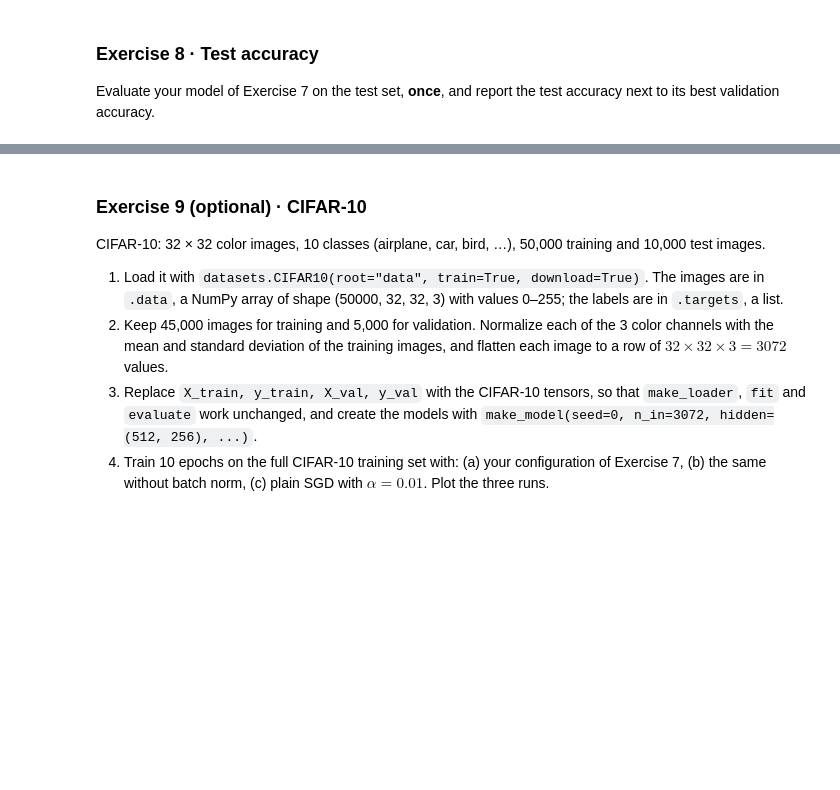
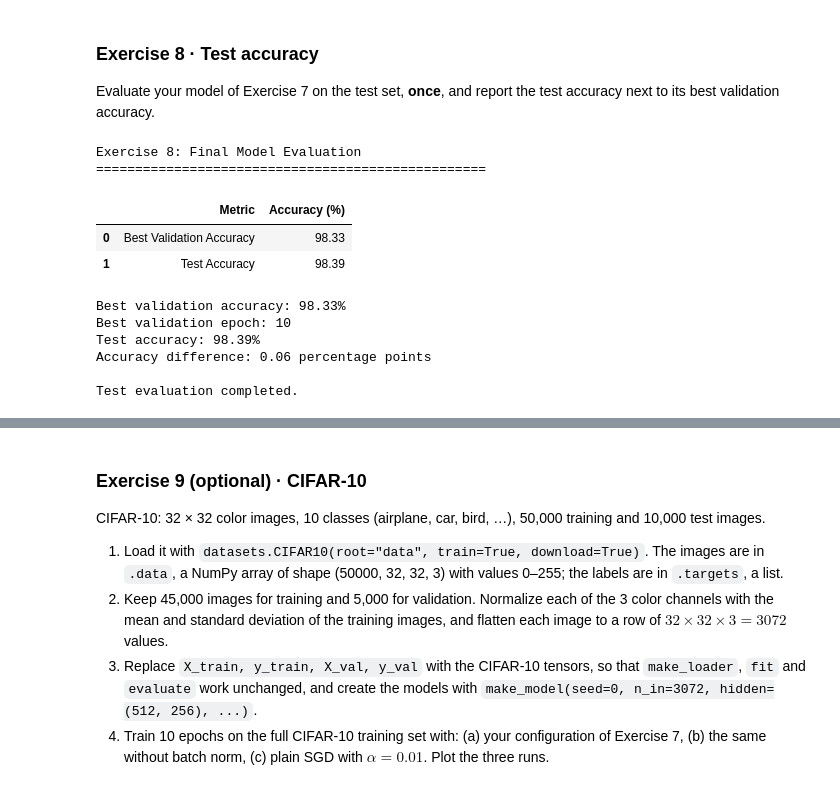
Before and after one commit to sarakseyhaaa/I4_AMS_AI, a Jupyter notebook: TP4_NY_SARAKSEYHA_I4AMS_B_AI/TP4_Optimization.ipynb, the cells around one changed output, grey strips where cells are left out. Saved outputs shown, nothing was run; the diff lists cells and outputs as text; code cells hidden in the pictures; blank space fills up the shorter version.

```diff
--- a/TP4_NY_SARAKSEYHA_I4AMS_B_AI/TP4_Optimization.ipynb
+++ b/TP4_NY_SARAKSEYHA_I4AMS_B_AI/TP4_Optimization.ipynb
@@ -1602,5 +1602,58 @@ The final model should be assessed using its measured validation accuracy, and i
 ### Exercise 8 · Test accuracy
 Evaluate your model of Exercise 7 on the test set, **once**, and report the test accuracy next to its best validation accuracy.
 # %%
-# Exercise 8
+# Exercise 8: Test Accuracy
+
+# Best validation accuracy from Exercise 7
+best_val_acc = max(history_7["val_acc"])
+best_epoch = history_7["val_acc"].index(best_val_acc) + 1
+
+# Evaluate on the test set ONLY ONCE
+# Store the result to avoid repeated evaluation
+if "exercise8_test_acc" not in globals():
+    exercise8_test_loss, exercise8_test_acc = evaluate(
+        best_model,
+        X_test,
+        y_test
+    )
+
+# Display comparison table
+results_8 = pd.DataFrame({
+    "Metric": [
+        "Best Validation Accuracy",
+        "Test Accuracy"
+    ],
+    "Accuracy (%)": [
+        best_val_acc,
+        exercise8_test_acc
+    ]
+})
+
+print("\nExercise 8: Final Model Evaluation")
+print("=" * 50)
+
+display(results_8.round(2))
+
+print(f"Best validation accuracy: {best_val_acc:.2f}%")
+print(f"Best validation epoch: {best_epoch}")
+print(f"Test accuracy: {exercise8_test_acc:.2f}%")
+
+# Difference between test and validation accuracy
+difference = abs(best_val_acc - exercise8_test_acc)
+
+print(f"Accuracy difference: {difference:.2f} percentage points")
+
+print("\nTest evaluation completed.")
+# %% [output]
+Exercise 8: Final Model Evaluation
+==================================================
+|  | Metric | Accuracy (%) |
+| 0 | Best Validation Accuracy | 98.33 |
+| 1 | Test Accuracy | 98.39 |
+Best validation accuracy: 98.33%
+Best validation epoch: 10
+Test accuracy: 98.39%
+Accuracy difference: 0.06 percentage points
+
+Test evaluation completed.
 # %% [markdown]
```
Also changed, not shown: parts of 1 cell of this notebook.
